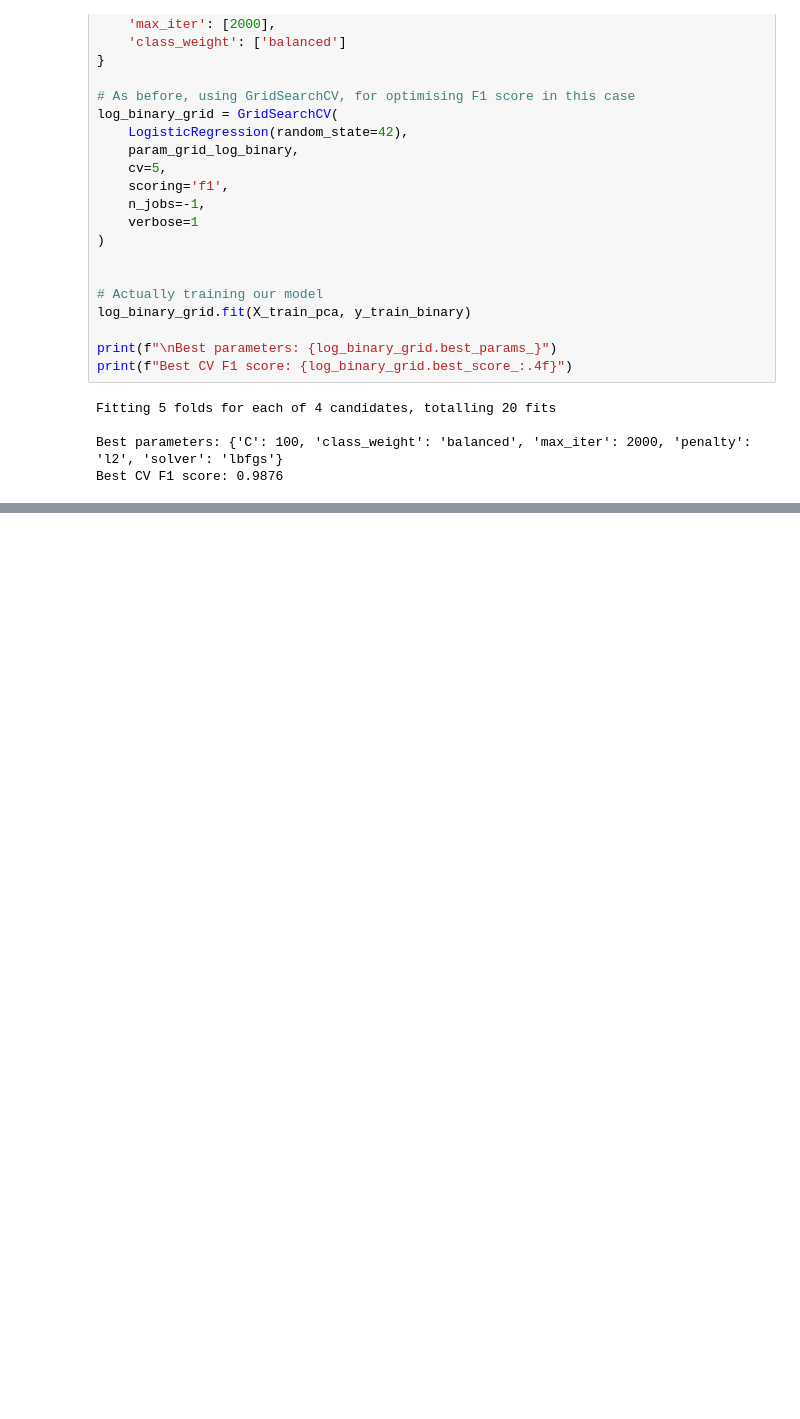
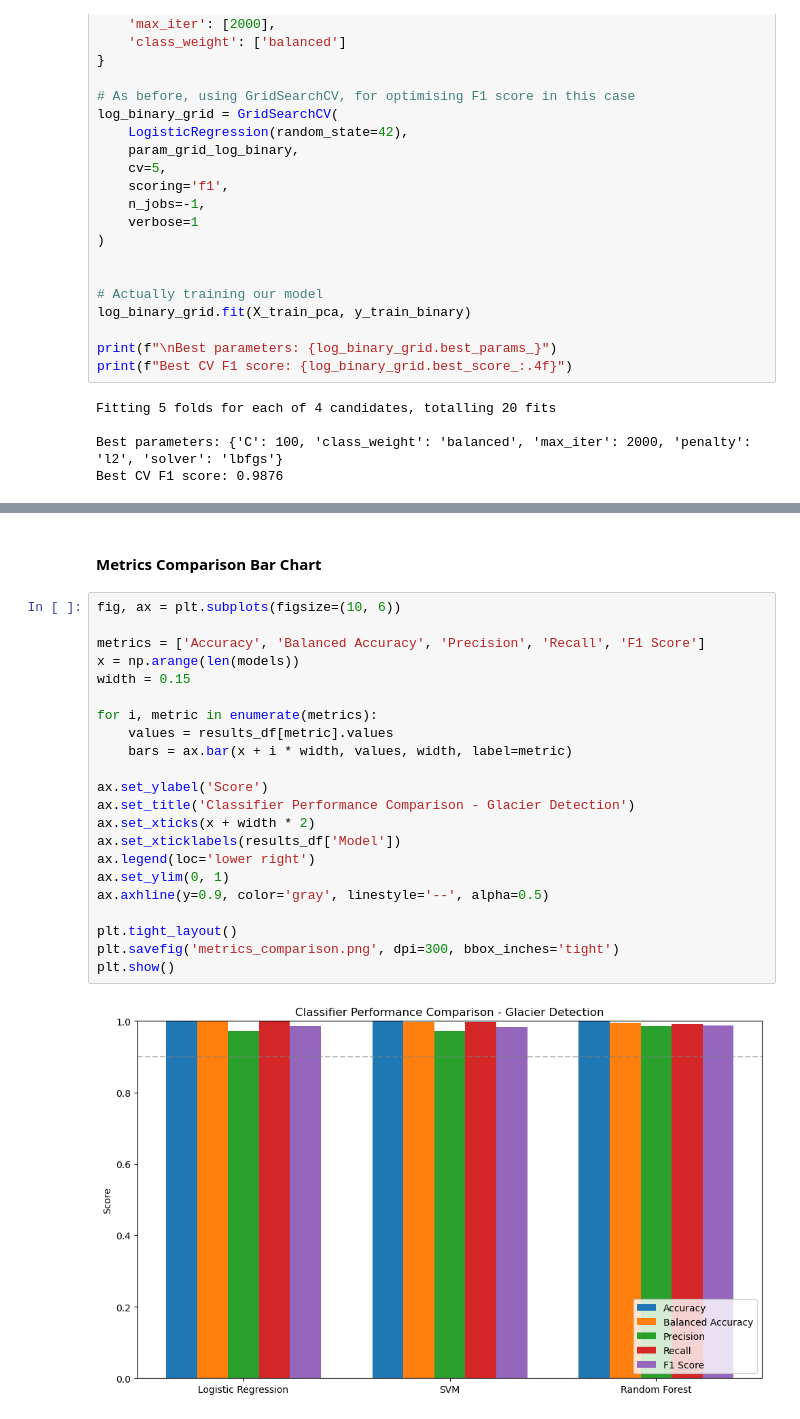
Before and after one commit to Dhruv-baner/st443-group-project, a Jupyter notebook: notebooks/task_1.ipynb, the cells around one changed output, grey strips where cells are left out. Drawn from its saved outputs; the diff is of its cells as text; blank space fills up the shorter version.

```diff
--- a/notebooks/task_1.ipynb
+++ b/notebooks/task_1.ipynb
@@ -2208,0 +2321,26 @@ Best CV F1 score: 0.9880
+# %% [markdown]
+#### **Metrics Comparison Bar Chart**
+# %%
+fig, ax = plt.subplots(figsize=(10, 6))
+
+metrics = ['Accuracy', 'Balanced Accuracy', 'Precision', 'Recall', 'F1 Score']
+x = np.arange(len(models))
+width = 0.15
+
+for i, metric in enumerate(metrics):
+    values = results_df[metric].values
+    bars = ax.bar(x + i * width, values, width, label=metric)
+
+ax.set_ylabel('Score')
+ax.set_title('Classifier Performance Comparison - Glacier Detection')
+ax.set_xticks(x + width * 2)
+ax.set_xticklabels(results_df['Model'])
+ax.legend(loc='lower right')
+ax.set_ylim(0, 1)
+ax.axhline(y=0.9, color='gray', linestyle='--', alpha=0.5)
+
+plt.tight_layout()
+plt.savefig('metrics_comparison.png', dpi=300, bbox_inches='tight')
+plt.show()
+# %% [output]
+[figure, added]
```
Also changed, not shown: parts of 15 cells of this notebook.
